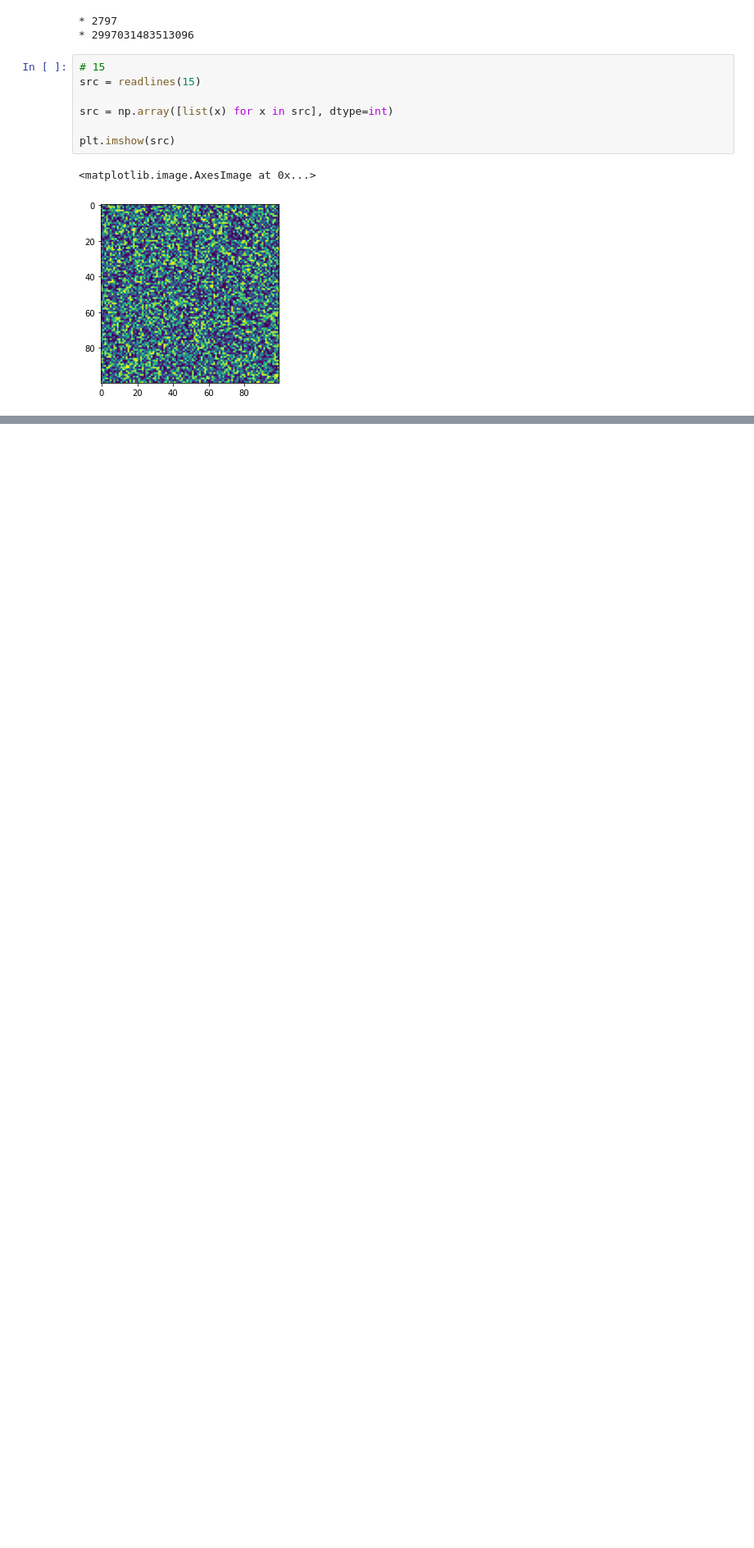
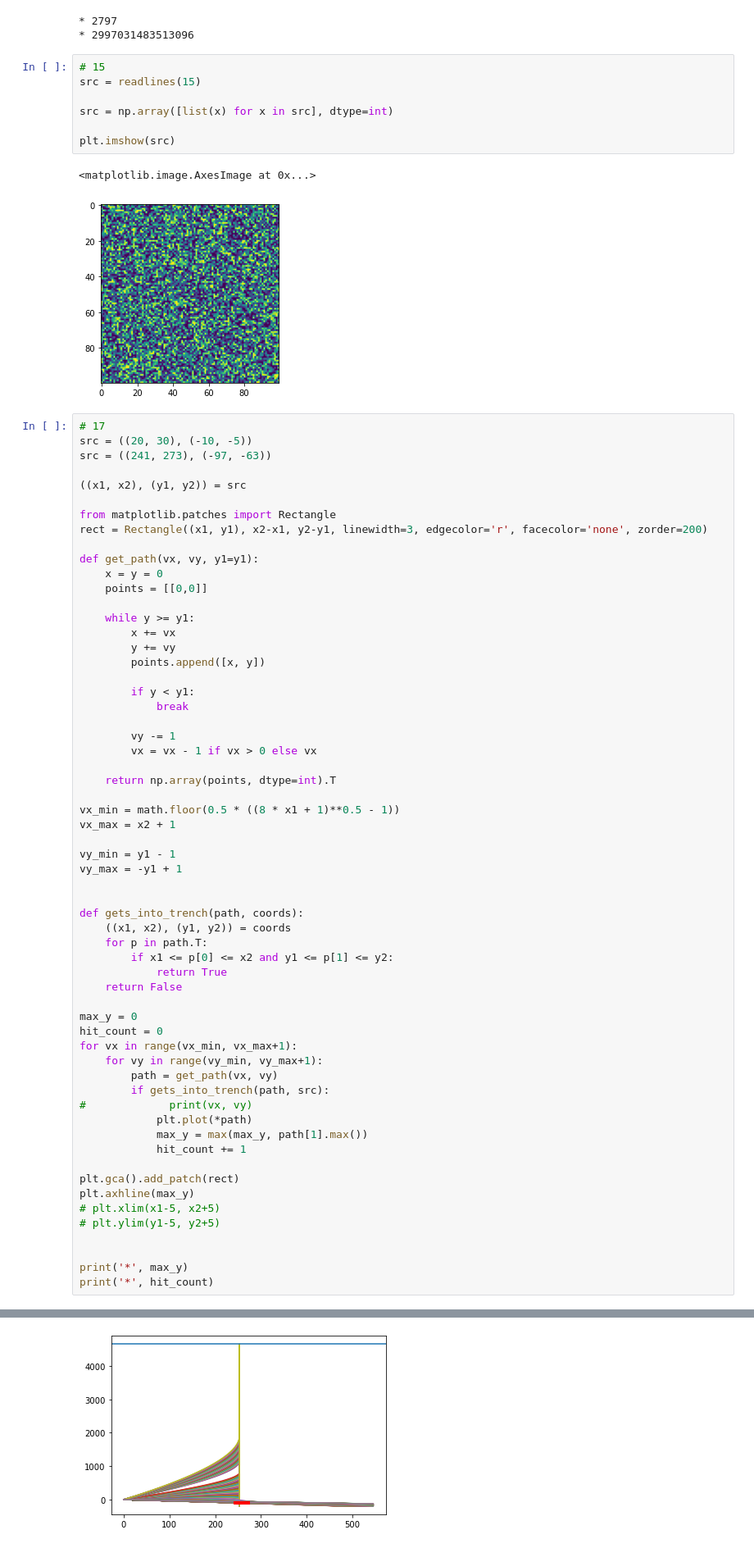
Before and after one commit to xtotdam/adventofcode2021, a Jupyter notebook: AoC 2021.ipynb, the cells around one changed output, grey strips where cells are left out. Shown at 82% size. Cells and saved outputs as stored; diff of their text form; blank space fills up the shorter version.

```diff
--- a/AoC 2021.ipynb
+++ b/AoC 2021.ipynb
@@ -660,3 +661,64 @@ plt.imshow(src)
 # %% [output]
 <matplotlib.image.AxesImage at 0x...>
 [figure]
+# %%
+# 17
+src = ((20, 30), (-10, -5))
+src = ((241, 273), (-97, -63))
+
+((x1, x2), (y1, y2)) = src
+
+from matplotlib.patches import Rectangle
+rect = Rectangle((x1, y1), x2-x1, y2-y1, linewidth=3, edgecolor='r', facecolor='none', zorder=200)
+
+def get_path(vx, vy, y1=y1):
+    x = y = 0
+    points = [[0,0]]
+
+    while y >= y1:
+        x += vx
+        y += vy
+        points.append([x, y])
+
+        if y < y1:
+            break
+
+        vy -= 1
+        vx = vx - 1 if vx > 0 else vx
+
+    return np.array(points, dtype=int).T
+
+vx_min = math.floor(0.5 * ((8 * x1 + 1)**0.5 - 1))
+vx_max = x2 + 1
+
+vy_min = y1 - 1
+vy_max = -y1 + 1
+
+
+def gets_into_trench(path, coords):
+    ((x1, x2), (y1, y2)) = coords
+    for p in path.T:
+        if x1 <= p[0] <= x2 and y1 <= p[1] <= y2:
+            return True
+    return False
+
+max_y = 0
+hit_count = 0
+for vx in range(vx_min, vx_max+1):
+    for vy in range(vy_min, vy_max+1):
+        path = get_path(vx, vy)
+        if gets_into_trench(path, src):
+#             print(vx, vy)
+            plt.plot(*path)
+            max_y = max(max_y, path[1].max())
+            hit_count += 1
+
+plt.gca().add_patch(rect)
+plt.axhline(max_y)
+# plt.xlim(x1-5, x2+5)
+# plt.ylim(y1-5, y2+5)
+
+
+print('*', max_y)
+print('*', hit_count)
+# %% [output]
@@ -662,0 +727 @@ plt.imshow(src)
+[figure, added]
```
Also changed, not shown: parts of 2 cells of this notebook, 1 other file.
